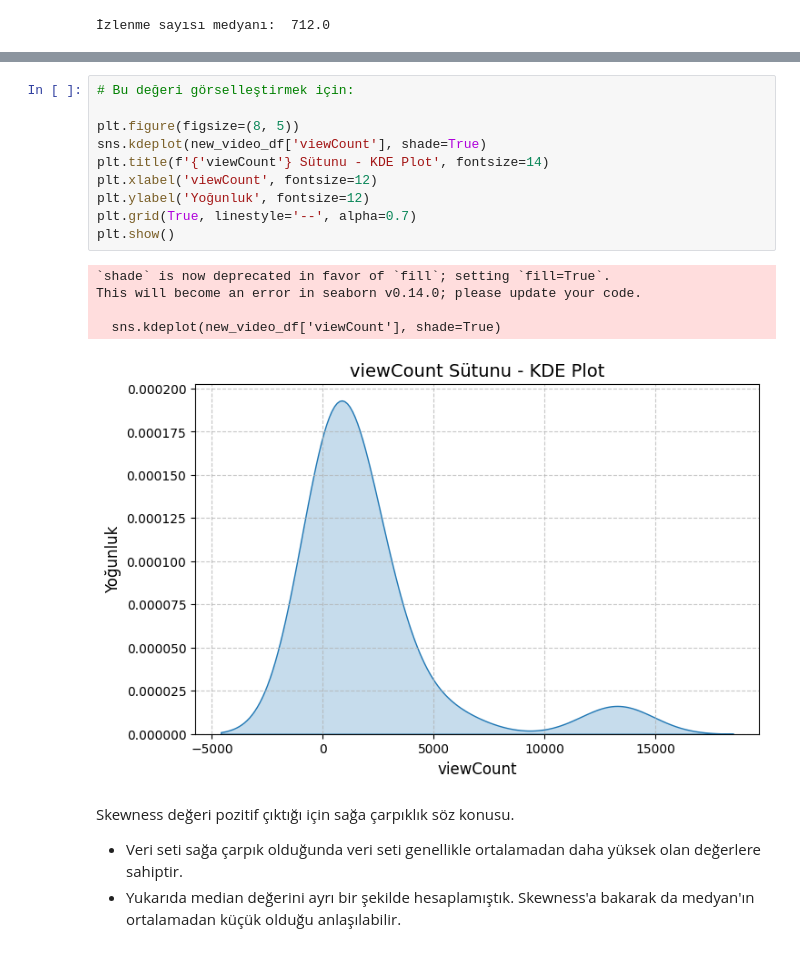
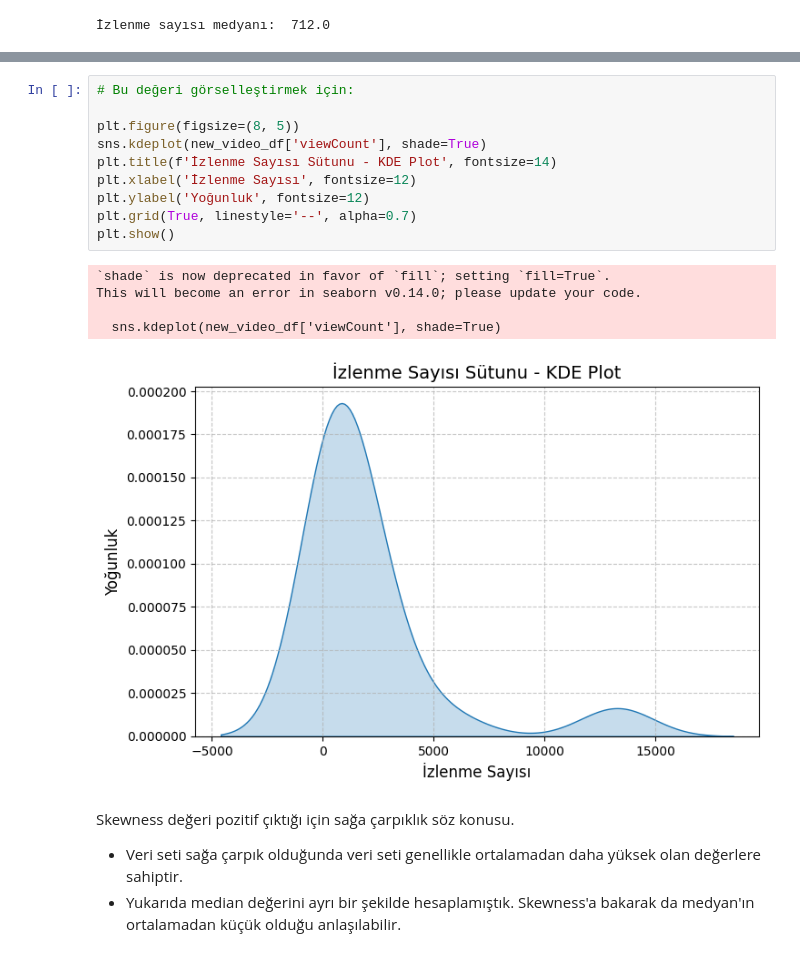
Before and after one commit to sevgicann/api_project, a Jupyter notebook: analiz.ipynb, the cells around one changed output, grey strips where cells are left out. Cells and saved outputs as stored; diff of their text form.

```diff
--- a/analiz.ipynb
+++ b/analiz.ipynb
@@ -286,19 +285,19 @@ viewCount sütunu için çarpıklık (skewness) değeri: 2.7361103476292925
 # %%
 # Bu değeri görselleştirmek için:
 
 plt.figure(figsize=(8, 5))
 sns.kdeplot(new_video_df['viewCount'], shade=True)
-plt.title(f'{'viewCount'} Sütunu - KDE Plot', fontsize=14)
-plt.xlabel('viewCount', fontsize=12)
+plt.title(f'İzlenme Sayısı Sütunu - KDE Plot', fontsize=14)
+plt.xlabel('İzlenme Sayısı', fontsize=12)
 plt.ylabel('Yoğunluk', fontsize=12)
 plt.grid(True, linestyle='--', alpha=0.7)
 plt.show()
 # %% [output]
 `shade` is now deprecated in favor of `fill`; setting `fill=True`.
 This will become an error in seaborn v0.14.0; please update your code.
 
   sns.kdeplot(new_video_df['viewCount'], shade=True)
-[figure, old version]
+[figure, new version]
 # %% [markdown]
 Skewness değeri pozitif çıktığı için sağa çarpıklık söz konusu.
 - Veri seti sağa çarpık olduğunda veri seti genellikle ortalamadan daha yüksek olan değerlere sahiptir.
```
Also changed, not shown: parts of 32 cells of this notebook, 1 other file.
